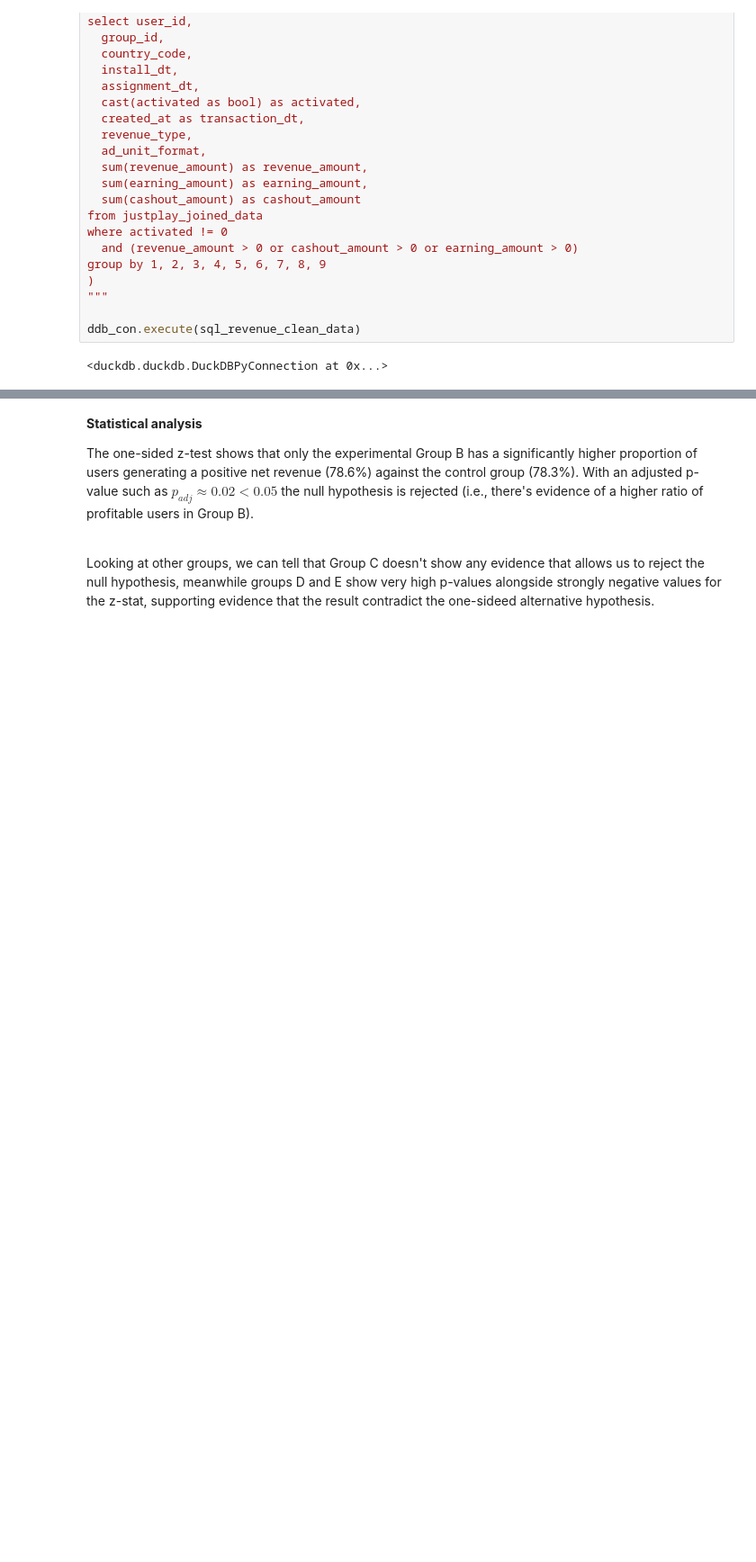
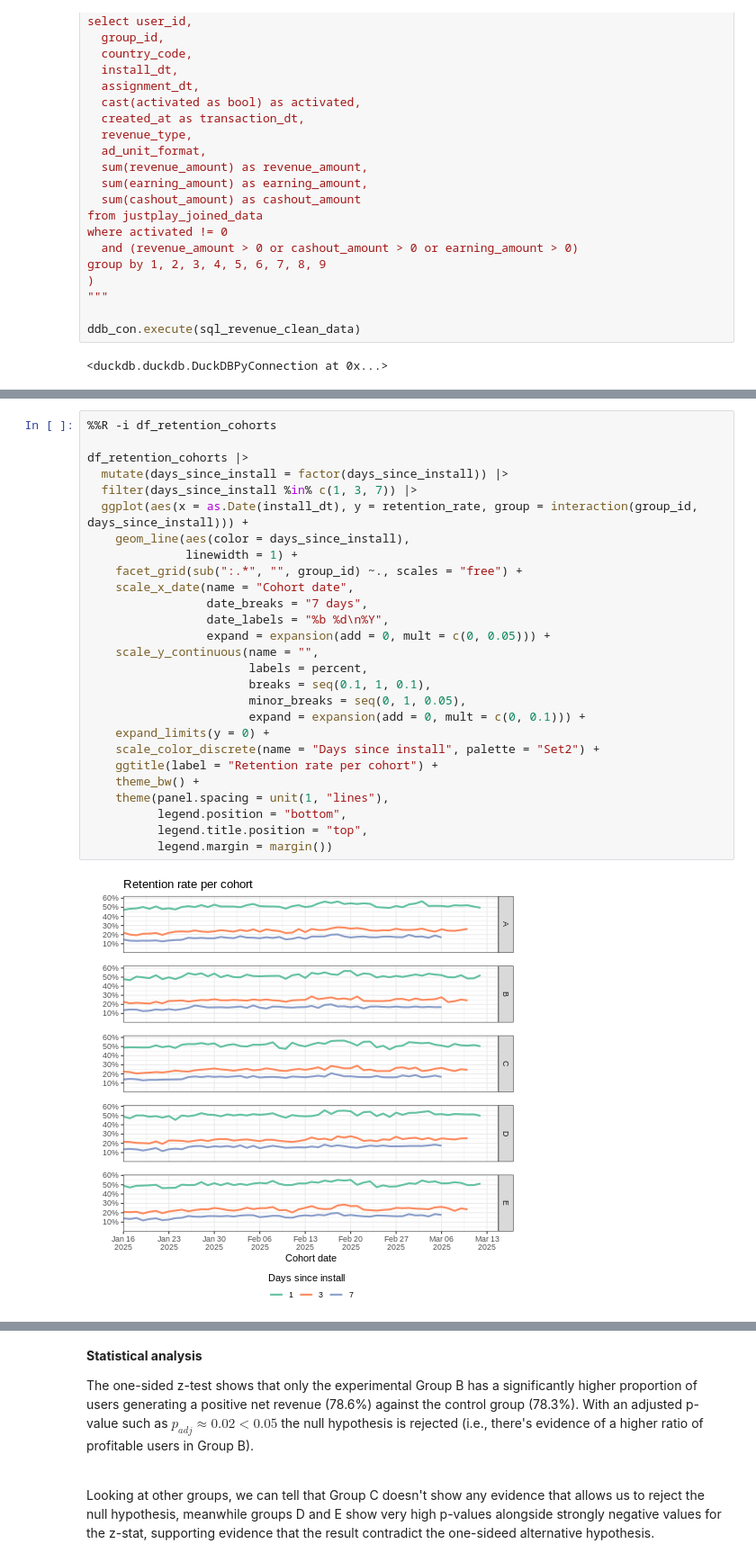
Before and after one commit to PedroNVSRamos/justplay_casestudy, a Jupyter notebook: justplay_casestudy.ipynb, the cells around one changed output, grey strips where cells are left out. Shown: that part at 90% size. Saved outputs shown, nothing was run; the diff lists cells and outputs as text; blank space fills up the shorter version.

Commit message:
Added retention analysis.

```diff
--- a/justplay_casestudy.ipynb
+++ b/justplay_casestudy.ipynb
@@ -360,0 +437,29 @@ ddb_con.execute(sql_revenue_clean_data)
+# %%
+%%R -i df_retention_cohorts
+
+df_retention_cohorts |>
+  mutate(days_since_install = factor(days_since_install)) |>
+  filter(days_since_install %in% c(1, 3, 7)) |>
+  ggplot(aes(x = as.Date(install_dt), y = retention_rate, group = interaction(group_id, days_since_install))) +
+    geom_line(aes(color = days_since_install),
+              linewidth = 1) +
+    facet_grid(sub(":.*", "", group_id) ~., scales = "free") +
+    scale_x_date(name = "Cohort date",
+                 date_breaks = "7 days",
+                 date_labels = "%b %d\n%Y",
+                 expand = expansion(add = 0, mult = c(0, 0.05))) +
+    scale_y_continuous(name = "",
+                       labels = percent,
+                       breaks = seq(0.1, 1, 0.1),
+                       minor_breaks = seq(0, 1, 0.05),
+                       expand = expansion(add = 0, mult = c(0, 0.1))) +
+    expand_limits(y = 0) +
+    scale_color_discrete(name = "Days since install", palette = "Set2") +
+    ggtitle(label = "Retention rate per cohort") +
+    theme_bw() +
+    theme(panel.spacing = unit(1, "lines"),
+          legend.position = "bottom",
+          legend.title.position = "top",
+          legend.margin = margin())
+# %% [output]
+[figure, added]
```
Also changed, not shown: parts of 37 cells of this notebook.
